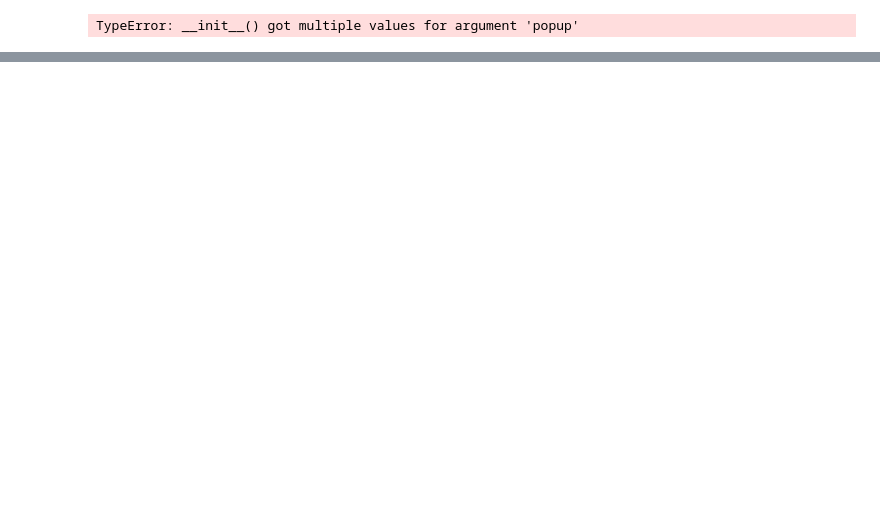
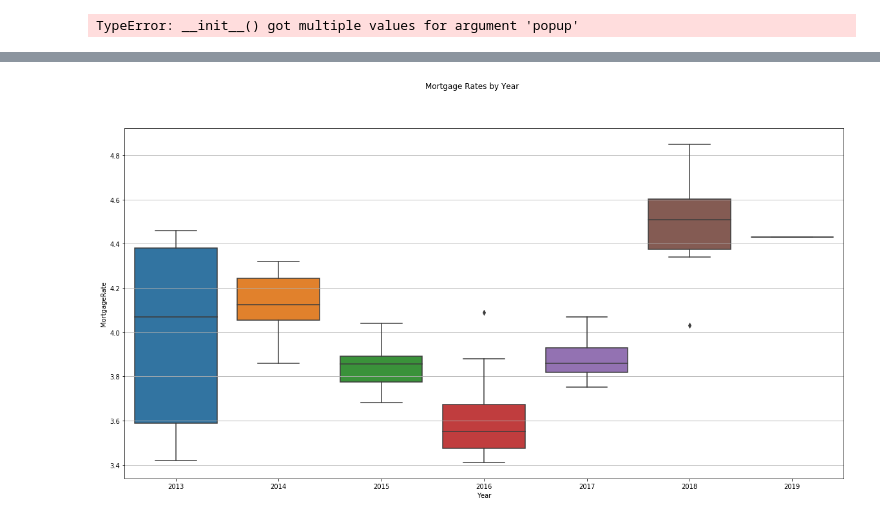
Before and after one commit to JosueGar/team_project_1, a Jupyter notebook: Untitled.ipynb, the cells around one changed output, grey strips where cells are left out. Cells and saved outputs as stored; diff of their text form; code cells hidden in the pictures; blank space fills up the shorter version.

```diff
--- a/Untitled.ipynb
+++ b/Untitled.ipynb
@@ -458,0 +642,19 @@ median_rental_price_sfr_sqft
+# %%
+title = 'Mortgage Rates by Year'
+
+plt.figure(figsize=(20,10))
+
+df = metrics_yearly.copy()
+
+sns.boxplot(x=df['Year'],y=df['MortgageRate'],data=df)
+sns.set_style({'axes.grid':True})
+
+plt.suptitle(f'{title}')
+
+# Save the Figure
+plt.savefig(f"figures\{title.replace(' ','_')}.png")
+
+#plt.show()
+#df
+# %% [output]
+[figure, added]
```
Also changed, not shown: parts of 38 cells of this notebook, 2 other files.
